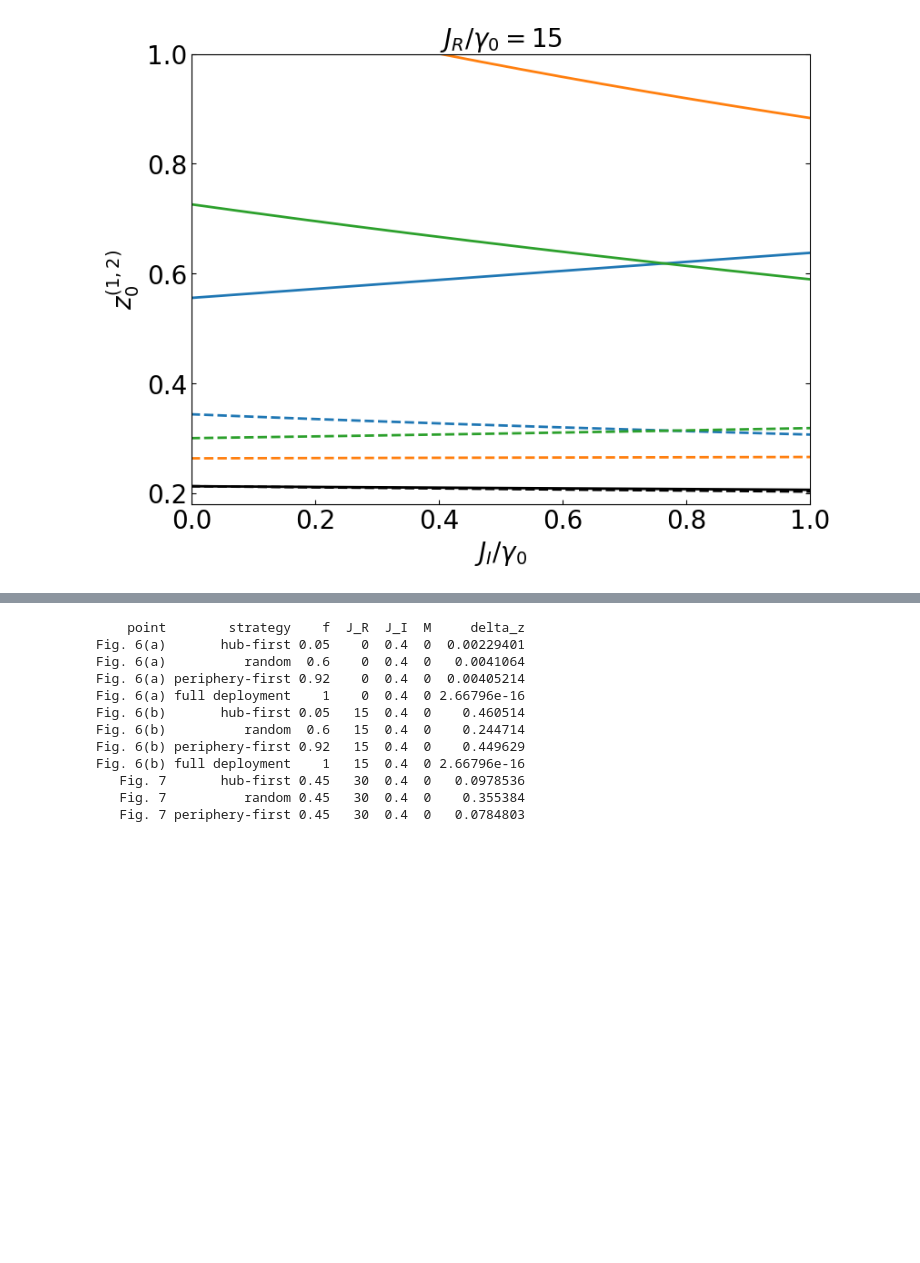
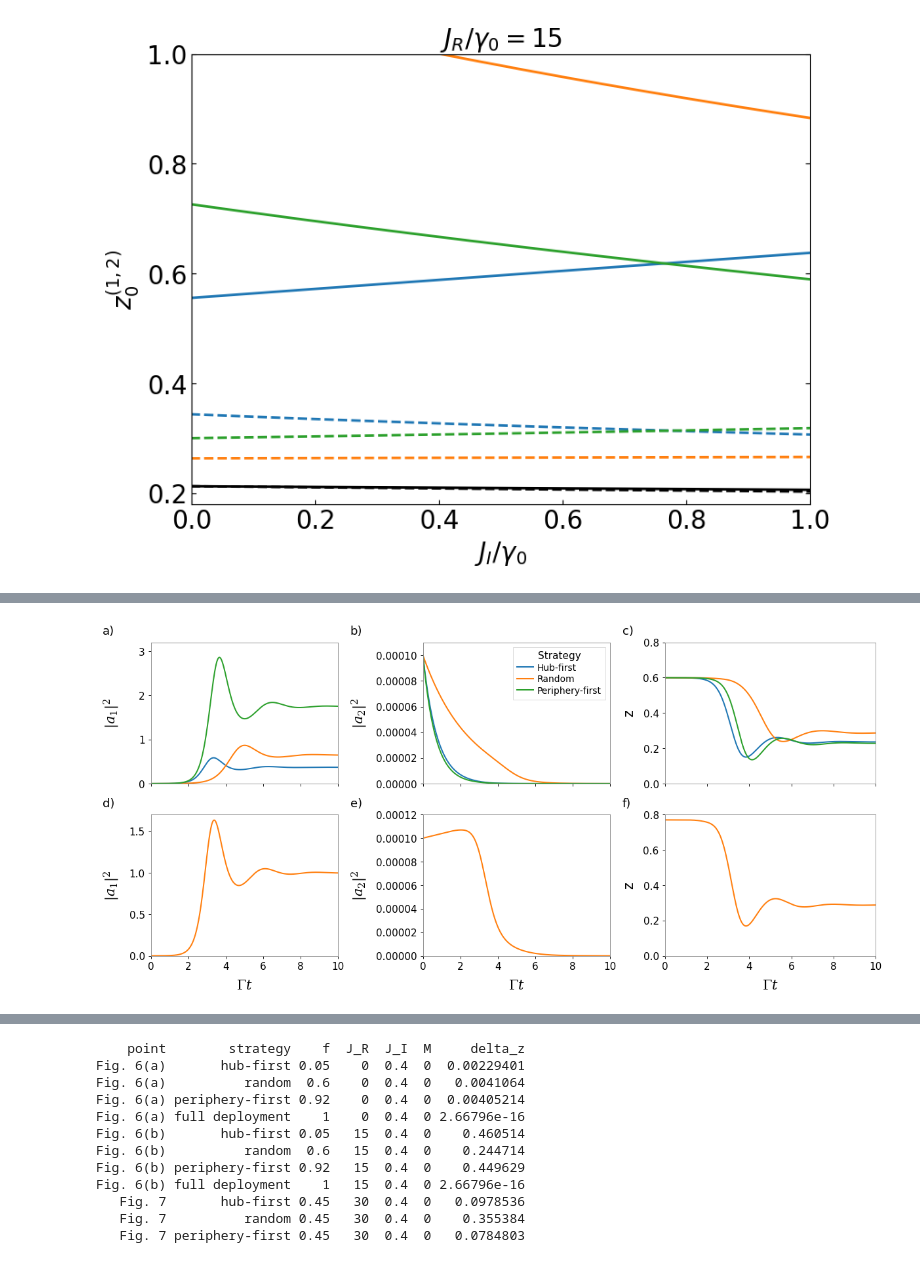
Before and after one commit to PVZ-creator/AI-strategies, a Jupyter notebook: Modeling_AI_strategies.ipynb, the cells around one changed output, grey strips where cells are left out. Saved outputs shown, nothing was run; the diff lists cells and outputs as text; code cells hidden in the pictures; blank space fills up the shorter version.

```diff
--- a/Modeling_AI_strategies.ipynb
+++ b/Modeling_AI_strategies.ipynb
@@ -188,12 +188,12 @@ deg = np.array([G.degree(v) for v in nodes], dtype=float)
 # Parameters of the reduced model
 gamma_plus = 70
 Gamma_2 = 7
-Gcoop = 4.7143
 M = 0
 Delta = 0.0
 J_R = 30
 Gamma = gamma_plus / 2.0 + Gamma_2
-C = Gamma * Gcoop
+C = 198.0
+Gcoop = C / Gamma
 g = 9600.0
 kappa = g**2 / C
 
@@ -1372,0 +1323,93 @@ plt.show()
+# %%
+for z0 in (r2_z_upper, r2_z_lower):
+    limit = gamma_plus*(1-z0)/(4*r2_lam1)
+    if abs(r2_JI) > limit + 1e-12:
+        raise ValueError("Microscopic rate bound violated.")
+
+with threadpool_limits(limits=1):
+    r2_upper = {s: r2_trajectory(s, r2_z_upper) for s in r2_names}
+    r2_lower = r2_trajectory("Random", r2_z_lower)
+
+r2_four = list(r2_upper.values()) + [r2_lower]
+for d in r2_four:
+    rec = d["record"]
+    print(f'{rec["strategy"]}, z0={rec["z0"]:.2f}: Qmax={rec["Qmax"]:.4f}')
+    if not rec["passes"]:
+        raise RuntimeError("Local positivity violated.")
+
+r2_article_style = {
+    "font.family": "DejaVu Sans", "font.size": 12, "font.weight": "normal",
+    "axes.labelsize": 15, "axes.labelweight": "normal",
+    "xtick.labelsize": 11, "ytick.labelsize": 11,
+    "mathtext.fontset": "dejavuserif", "text.usetex": False,
+    "axes.grid": False, "axes.edgecolor": "0.55", "axes.linewidth": 0.65,
+    "xtick.direction": "out", "ytick.direction": "out",
+    "xtick.major.width": 0.65, "ytick.major.width": 0.65,
+    "xtick.major.size": 3, "ytick.major.size": 3,
+    "axes.facecolor": "white", "figure.facecolor": "white",
+    "legend.fontsize": 10, "legend.title_fontsize": 11}
+
+with plt.rc_context(r2_article_style):
+    r2_fig, r2_axes = plt.subplots(2, 3, figsize=(12, 5.9), sharex=True)
+    r2_fig.subplots_adjust(left=0.075, right=0.988, bottom=0.12,
+                          top=0.93, wspace=0.42, hspace=0.22)
+
+    for ax in r2_axes[:, 0]:
+        pos = ax.get_position()
+        ax.set_position([pos.x0-0.008, pos.y0, pos.width, pos.height])
+    for ax in r2_axes[:, 2]:
+        pos = ax.get_position()
+        ax.set_position([pos.x0-0.030, pos.y0, pos.width+0.030, pos.height])
+
+    for name in r2_names:
+        d = r2_upper[name]
+        for j, key in enumerate(("n1", "n2", "z")):
+            r2_axes[0, j].plot(d["tau"], d[key], color=r2_colors[name],
+                              linewidth=1.45, label=name)
+    for j, key in enumerate(("n1", "n2", "z")):
+        r2_axes[1, j].plot(r2_lower["tau"], r2_lower[key],
+                          color=r2_colors["Random"], linewidth=1.45)
+
+    ylabel_positions = (-0.16, -0.29, -0.14)
+    for i in range(2):
+        for j, label in enumerate((r"$|a_1|^2$", r"$|a_2|^2$", "z")):
+            ax = r2_axes[i, j]
+            ax.set_xlim(0, 10)
+            ax.set_ylabel(label, rotation=90)
+            ax.yaxis.set_label_coords(ylabel_positions[j], 0.5)
+            ax.xaxis.set_major_locator(MultipleLocator(2))
+            ax.grid(False)
+            if i == 1:
+                ax.set_xlabel(r"$\Gamma t$")
+                ax.xaxis.set_label_coords(0.5, -0.16)
+
+    r2_axes[0, 0].set_ylim(0, 3.2)
+    r2_axes[0, 0].yaxis.set_major_locator(MultipleLocator(1))
+    r2_axes[1, 0].set_ylim(0, 1.7)
+    r2_axes[1, 0].yaxis.set_major_locator(MultipleLocator(0.5))
+    r2_axes[0, 1].set_ylim(0, 0.00011)
+    r2_axes[1, 1].set_ylim(0, 0.00012)
+
+    for ax in r2_axes[:, 1]:
+        ax.yaxis.set_major_locator(MultipleLocator(0.00002))
+        ax.yaxis.set_major_formatter(FuncFormatter(lambda value, pos: f"{value:.5f}"))
+    for ax in r2_axes[:, 2]:
+        ax.set_ylim(0, 0.8)
+        ax.yaxis.set_major_locator(MultipleLocator(0.2))
+
+    legend = r2_axes[0, 1].legend(title="Strategy", loc="upper right",
+        frameon=True, fancybox=False, borderpad=0.45,
+        labelspacing=0.25, handlelength=1.8, handletextpad=0.4)
+    legend.get_frame().set_edgecolor("0.8")
+    legend.get_frame().set_linewidth(0.6)
+
+    r2_fig.canvas.draw()
+    renderer = r2_fig.canvas.get_renderer()
+    for i in range(2):
+        for j, ax in enumerate(r2_axes[i]):
+            bbox = ax.yaxis.label.get_window_extent(renderer)
+            x = r2_fig.transFigure.inverted().transform((bbox.x0, bbox.y0))[0]
+            r2_fig.text(x, ax.get_position().y1+0.014, f"{'abcdef'[3*i+j]})",
+                        fontsize=13, ha="left", va="bottom")
+    plt.show()
+# %% [output]
@@ -1372,0 +1420 @@ plt.show()
+[figure, added]
```
Also changed, not shown: parts of 10 cells of this notebook.
